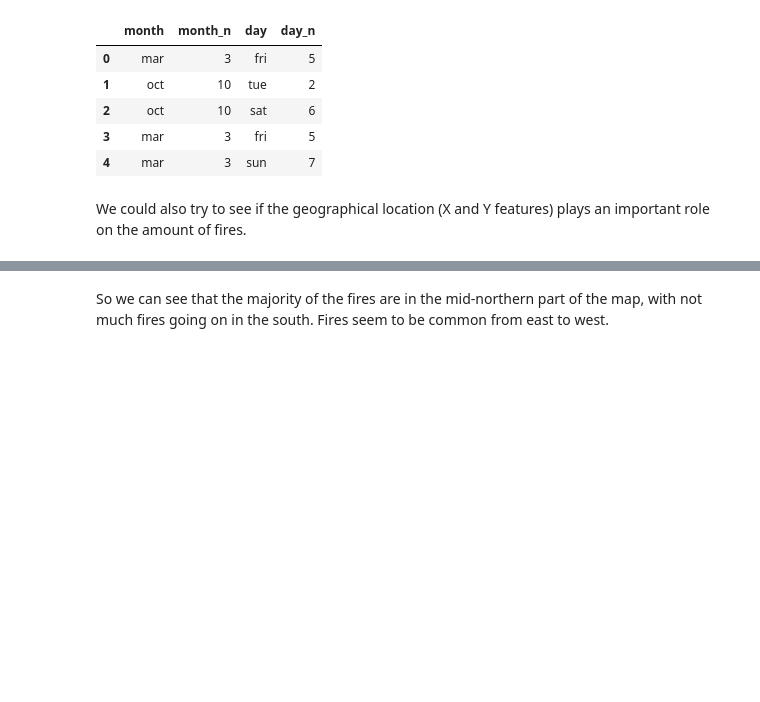
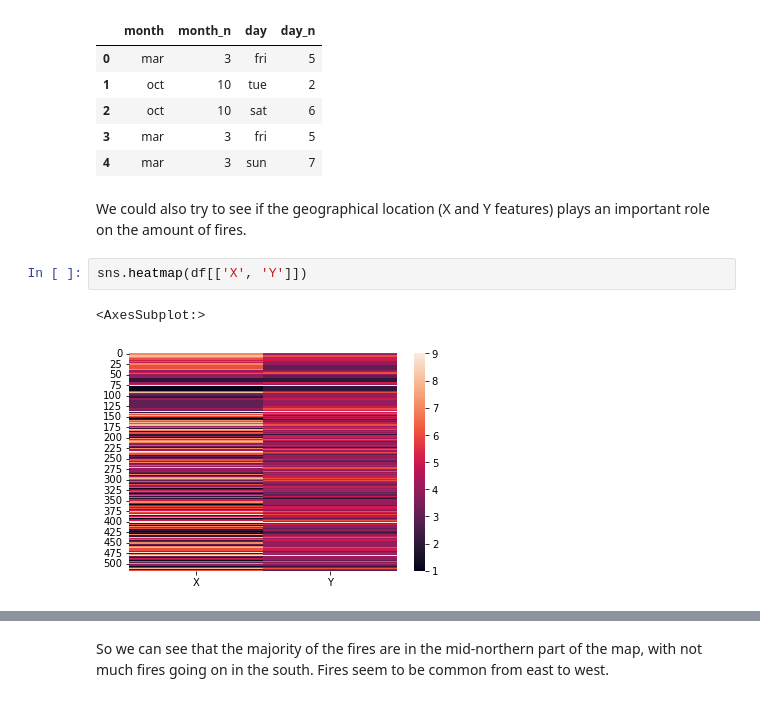
Before and after one commit to alex-fddz/forest-fires, a Jupyter notebook: project.ipynb, the cells around one changed output, grey strips where cells are left out. Cells and saved outputs as stored; diff of their text form; blank space fills up the shorter version.

```diff
--- a/project.ipynb
+++ b/project.ipynb
@@ -263,5 +263,10 @@ df[['month', 'month_n', 'day', 'day_n']].head()
 | 4 | mar | 3 | sun | 7 |
 # %% [markdown]
 We could also try to see if the geographical location (X and Y features) plays an important role on the amount of fires.
+# %%
+sns.heatmap(df[['X', 'Y']])
+# %% [output]
+<AxesSubplot:>
+[figure, added]
 # %%
 plt.title('Geographical location of fires (coordinates)')
```
Also changed, not shown: parts of 13 cells of this notebook.
